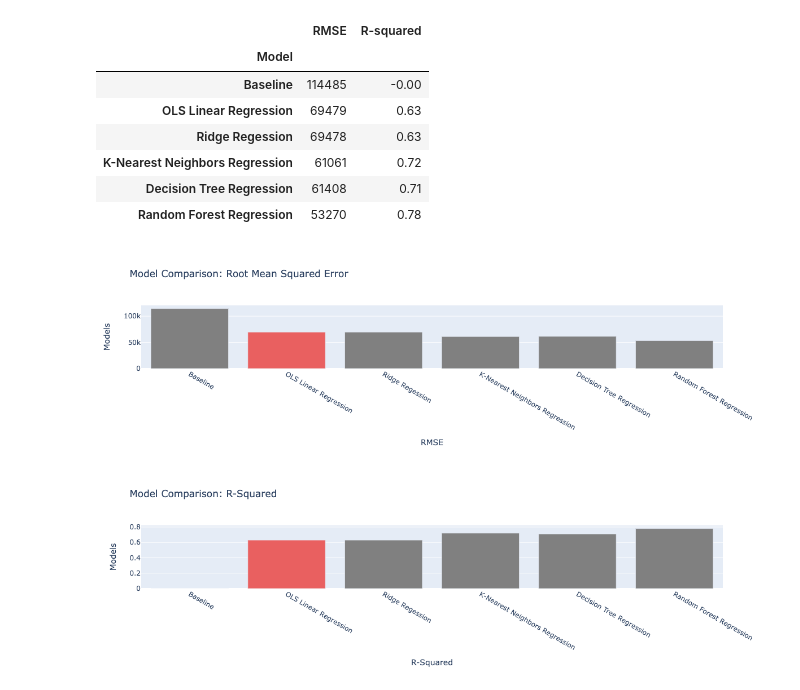
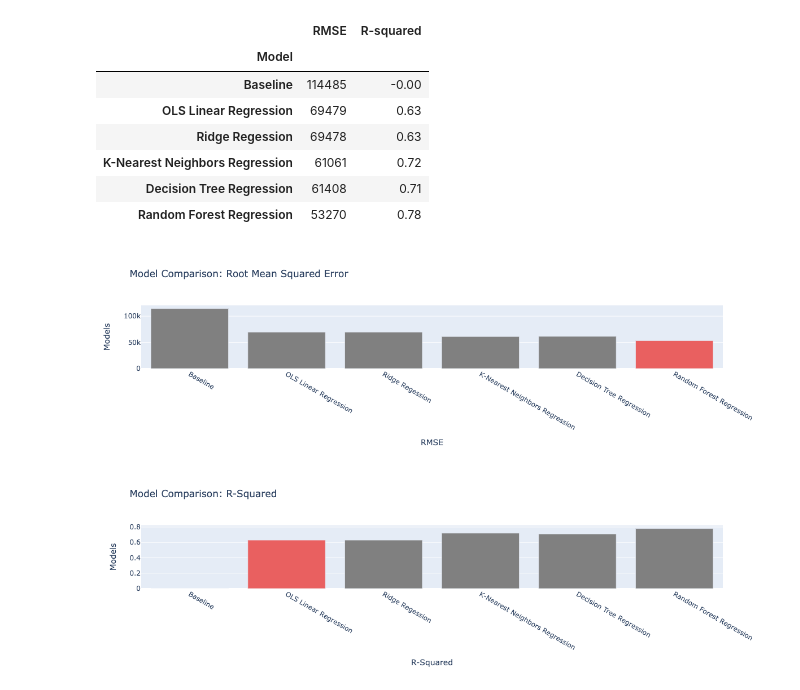
Before and after one commit to boat-33/502-california-housing-regression, a Jupyter notebook: analysis/california-housing-simplified-v2.ipynb, the cells around one changed output. Saved outputs shown, nothing was run; the diff lists cells and outputs as text; code cells hidden in the pictures.

Commit message:
update rmse and r2 figs

```diff
--- a/analysis/california-housing-simplified-v2.ipynb
+++ b/analysis/california-housing-simplified-v2.ipynb
@@ -724,7 +724,7 @@ forest_model.fit(X_train_scaled, y_train)
 # Make predictions on the testing dataset
 y_preds = forest_model.predict(X_test_scaled)
 # root mean squared error represents the average error (in $) of our model
-forest_rmse = int(np.sqrt(metrics.mean_squared_error(y_test, y_preds)))
+forest_rmse = np.sqrt(metrics.mean_squared_error(y_test, y_preds))
 # R-squared is the proportion of the variance in the DV that's explained by the model
 forest_r2=round(metrics.r2_score(y_test, y_preds),2)
 print(forest_rmse, forest_r2)
@@ -757,21 +757,21 @@ evaluation_df2
 # %%
 # Bar chart with plotly: RMSE
 import plotly.graph_objects as go
 trace = go.Bar(x=list(evaluation_df2.index),
                y=evaluation_df2['RMSE'],
-               marker=dict(color=['gray', '#e96060', 'gray', 'gray', 'gray', 'gray']),
+               marker=dict(color=['gray', 'gray', 'gray', 'gray', 'gray', '#e96060']),
 #                marker=dict(color=['#ebc83d','#badf55', '#35b1c9','#b06dad','#e96060', '#1e1d69']),
 #               plot_bgcolor='rgb(10,10,10)'
               )
 layout = go.Layout(title = 'Model Comparison: Root Mean Squared Error', # Graph title
     yaxis = dict(title = 'Models'), # x-axis label
     xaxis = dict(title = 'RMSE'), # y-axis label
                   )
 
 rmse_fig = go.Figure(data = [trace], layout=layout)
 rmse_fig
 # %% [output]
-[figure, old version]
+[figure, new version]
 # %%
 # Bar chart with plotly: R-Squared
 import plotly.graph_objects as go
```
Also changed, not shown: parts of 4 cells of this notebook, 5 other files.
